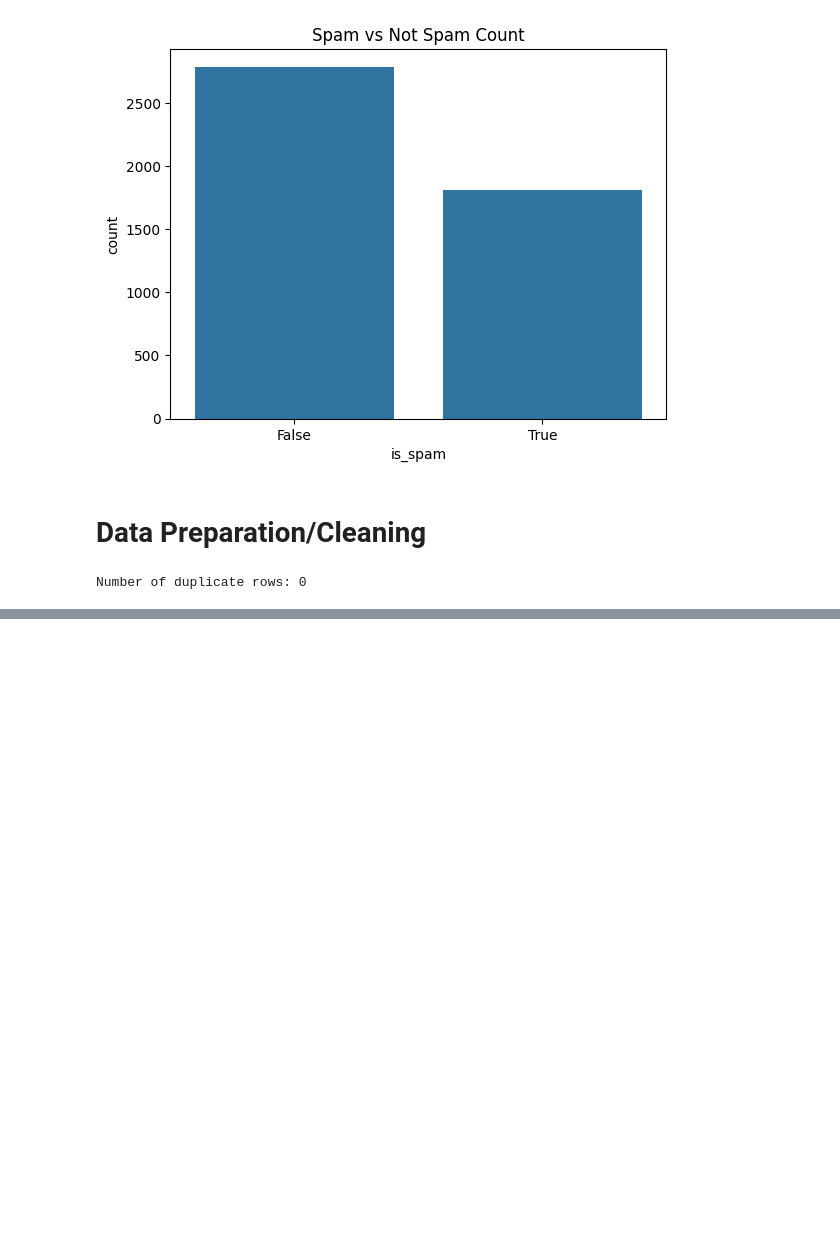
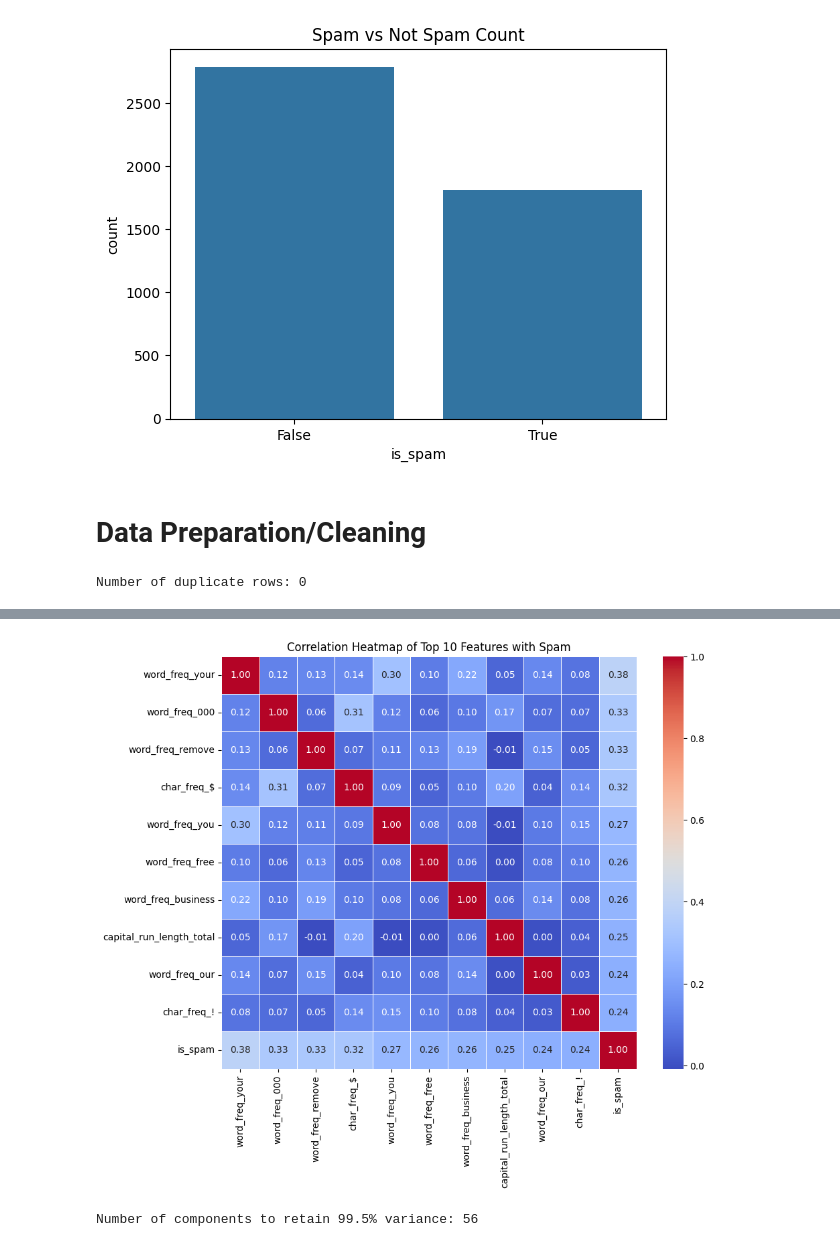
Before and after one commit to olgascode1/Data_Exploration_CA2, a Jupyter notebook: L7 Data Exploration CA2v4.ipynb, the cells around one changed output, grey strips where cells are left out. Saved outputs shown, nothing was run; the diff lists cells and outputs as text; code cells hidden in the pictures; blank space fills up the shorter version.

```diff
--- a/L7 Data Exploration CA2v4.ipynb
+++ b/L7 Data Exploration CA2v4.ipynb
@@ -128,0 +169,29 @@ KeyError: '[0] not found in axis'
+# %%
+corr_matrix = clean_data.corr()
+spam_corr = corr_matrix['is_spam'].sort_values(ascending=False)
+top_10_features = spam_corr[1:11].index.tolist()
+
+# Plot heatmap of top correlated features
+features_for_heatmap = top_10_features + ['is_spam']
+corr_subset = clean_data[features_for_heatmap].corr()
+
+plt.figure(figsize=(10, 8))
+sns.heatmap(corr_subset, annot=True, cmap='coolwarm', fmt=".2f", linewidths=.5)
+plt.title('Correlation Heatmap of Top 10 Features with Spam')
+plt.show()
+# %% [output]
+[figure, added]
+# %%
+from sklearn.decomposition import PCA
+
+pca_full = PCA()
+pca_full.fit(X_scaled)
+
+cumulative_variance = np.cumsum(pca_full.explained_variance_ratio_)
+
+variance_threshold = 0.995
+n_components = np.where(cumulative_variance >= variance_threshold)[0][0] + 1
+
+print(f"Number of components to retain {variance_threshold*100}% variance: {n_components}")
+# %% [output]
+Number of components to retain 99.5% variance: 56
```
Also changed, not shown: parts of 14 cells of this notebook.
